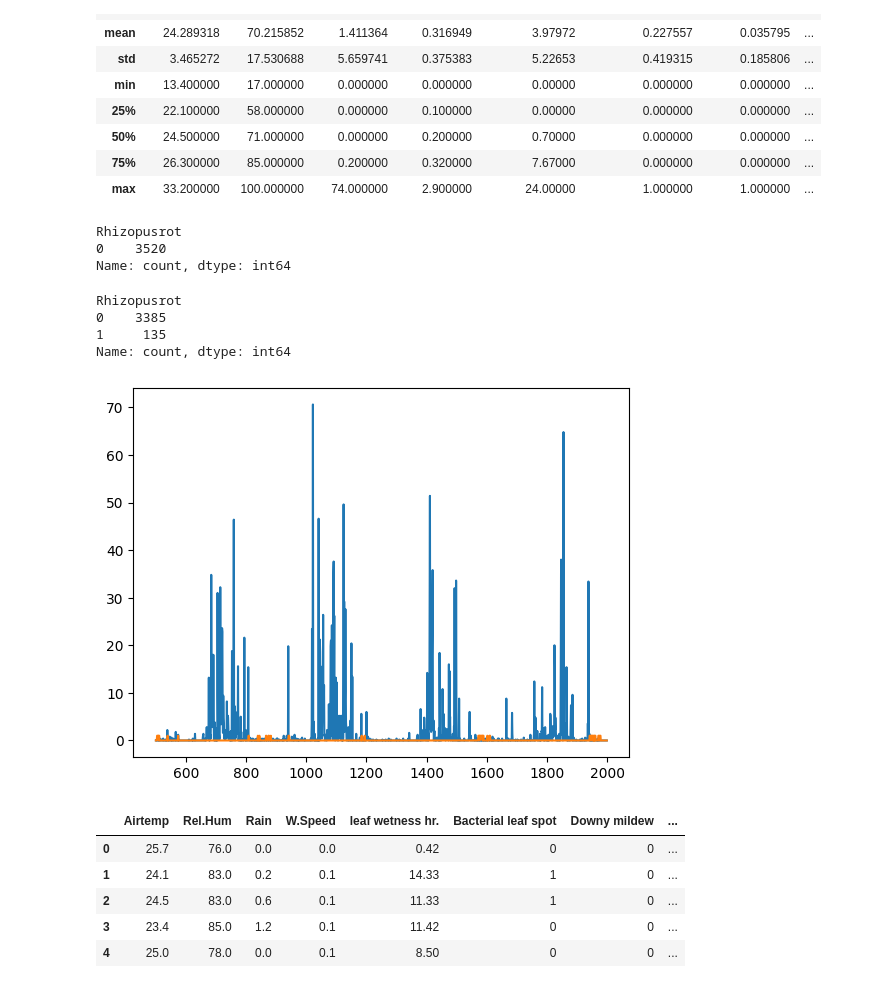
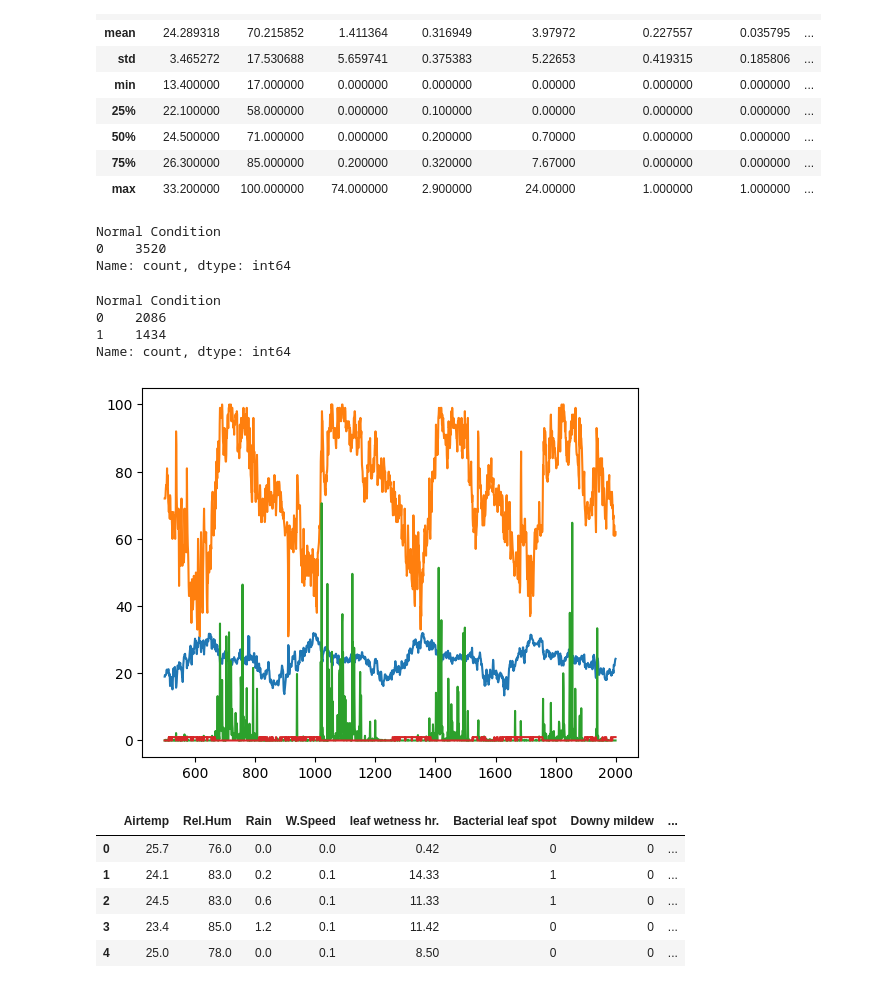
Before and after one commit to sanket2452/Climate-Change-Impact-on-Grapes, a Jupyter notebook: AddData.ipynb, the cells around one changed output. Saved outputs shown, nothing was run; the diff lists cells and outputs as text; code cells hidden in the pictures.

```diff
--- a/AddData.ipynb
+++ b/AddData.ipynb
@@ -4,7 +4,7 @@ print("Data_With_Preprocess_Pranav - Add Disease.xlsx")
 Data_With_Preprocess_Pranav - Add Disease.xlsx
 # %%
 import pandas as pd
-data = pd.read_excel("Disease4.xlsx")
+data = pd.read_excel("Disease6.xlsx")
 # %%
 data.head()
 # %% [output]
@@ -39,5 +41,5 @@ memory usage: 275.1 KB
 # %%
-data['Rhizopusrot'] =0
+data['Normal Condition'] =0
 # %%
 data.describe()
 # %% [output]
@@ -51,41 +53,43 @@ data.describe()
 | 75% | 26.300000 | 85.000000 | 0.200000 | 0.320000 | 7.67000 | 0.000000 | 0.000000 | ... |
 | max | 33.200000 | 100.000000 | 74.000000 | 2.900000 | 24.00000 | 1.000000 | 1.000000 | ... |
 # %%
-data['Rhizopusrot'].value_counts()
+data['Normal Condition'].value_counts()
 # %% [output]
-Rhizopusrot
+Normal Condition
 0    3520
 Name: count, dtype: int64
 # %%
-data['Rhizopusrot'] = 0
+data['Normal Condition'] = 0
 # %%
 
-temperature_condition = (data['Airtemp'] >= 25) & (data['Airtemp'] <= 50)
-leaf_wetness_condition = (data['leaf wetness hr.'] >=5) & (data['leaf wetness hr.'] <= 12)
-# humidity_condition = (data['Rel.Hum'] >= 70) & (data['Rel.Hum'] <= 100)
-rain_condition = (data['Rain'] >= 0.2)
+temperature_condition = (data['Airtemp'] >= 17) & (data['Airtemp'] <= 25)
+# leaf_wetness_condition = (data['leaf wetness hr.'] >=5) & (data['leaf wetness hr.'] <= 12)
+humidity_condition = (data['Rel.Hum'] >= 40) & (data['Rel.Hum'] <= 70)
+rain_condition = (data['Rain'] <= 0.2)
 
 
-data.loc[temperature_condition & rain_condition & leaf_wetness_condition, 'Rhizopusrot'] = 1
+data.loc[ humidity_condition & rain_condition, 'Normal Condition'] = 1
 # %%
-data['Rhizopusrot'].value_counts()
+data['Normal Condition'].value_counts()
 # %% [output]
-Rhizopusrot
-0    3385
-1     135
+Normal Condition
+0    2086
+1    1434
 Name: count, dtype: int64
 # %%
-# plt.plot(data['Airtemp'][500:2000])
-# plt.plot(data['Rel.Hum'][500:2000])
+plt.plot(data['Airtemp'][500:2000])
+plt.plot(data['Rel.Hum'][500:2000])
 plt.plot(data['Rain'][500:2000])
 # plt.plot(data['Bacterial leaf spot'][500:2000])
 # plt.plot(data['Powdery mildew'][500:2000])
-plt.plot(data['Downy mildew'][500:2000])
+# plt.plot(data['Downy mildew'][500:2000])
 # plt.plot(data['Alternariablight'][500:2000])
 # plt.plot(data['Rhizopusrot'][500:2000])
+# plt.plot(data['Girdle beetle'][500:2000])
+plt.plot(data['Normal Condition'][500:2000])
 
 
 plt.show()
 # %% [output]
-[figure, old version]
+[figure, new version]
 # %%
```
Also changed, not shown: parts of 2 cells of this notebook, 7 other files.
